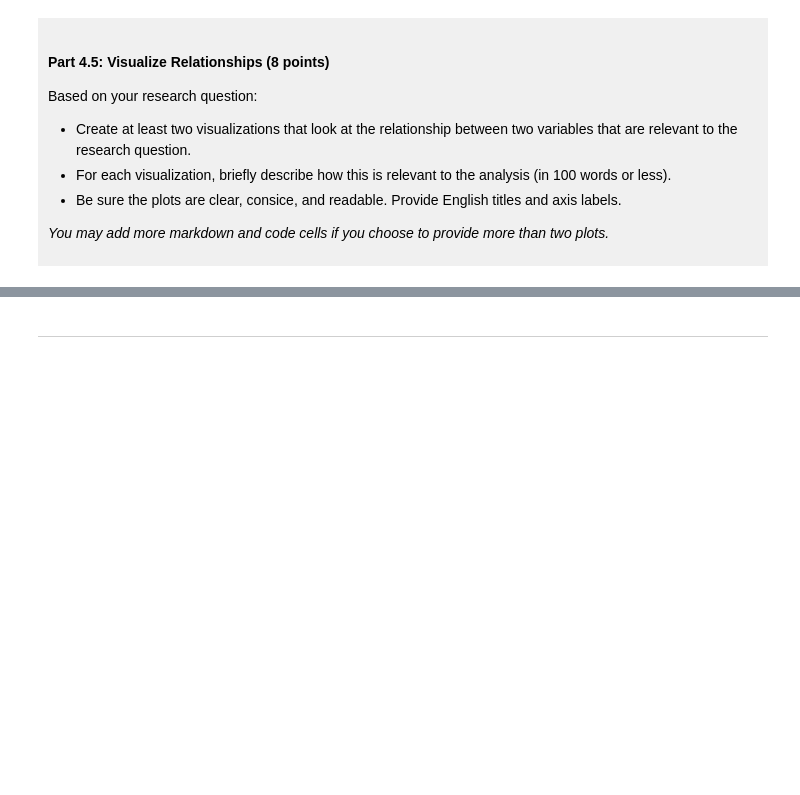
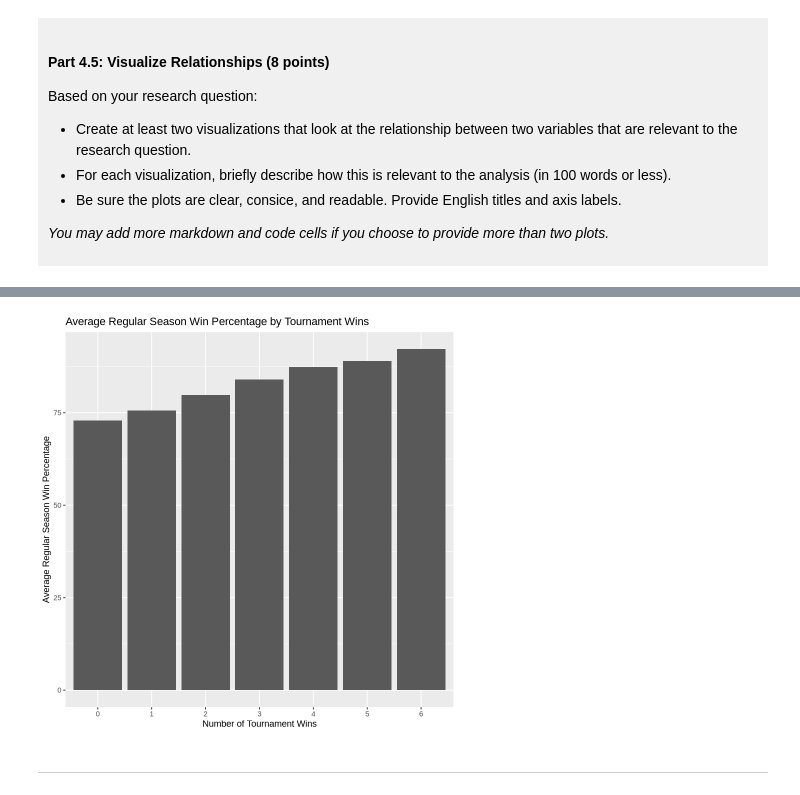
Before and after one commit to yoonseo0706/deci-100-project-yunseo-choi, a Jupyter notebook: dsci-100-project-notebook.ipynb, the cells around one changed output, grey strips where cells are left out. Cells and saved outputs as stored; diff of their text form; code cells hidden in the pictures; blank space fills up the shorter version.

```diff
--- a/dsci-100-project-notebook.ipynb
+++ b/dsci-100-project-notebook.ipynb
@@ -315,5 +399,16 @@ Visualization 2: %%% EDIT THIS MARKDOWN CELL%%%
 # %%
-### EDIT THIS CODE CELL FOR VISUALIZATION 2###
+basketball_bar_data <- basketball_tidy |>
+group_by(tourney_wins)|>
+summarise(avg_win_pct = mean(reg_wins_pct))
+
+basketball_bar_plot <- ggplot(basketball_bar_data, aes(x=factor(tourney_wins), y=avg_win_pct)) +
+geom_bar(stat = "identity") +
+labs(title = "Average Regular Season Win Percentage by Tournament Wins",
+     x = "Number of Tournament Wins",
+     y = "Average Regular Season Win Percentage")
+basketball_bar_plot
+# %% [output]
+[figure, added]
 # %% [markdown]
 ------
 # %% [markdown]
```
Also changed, not shown: parts of 10 cells of this notebook.
